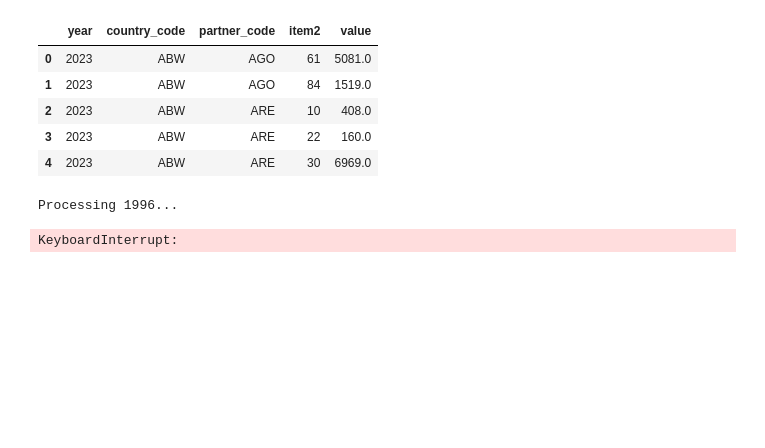
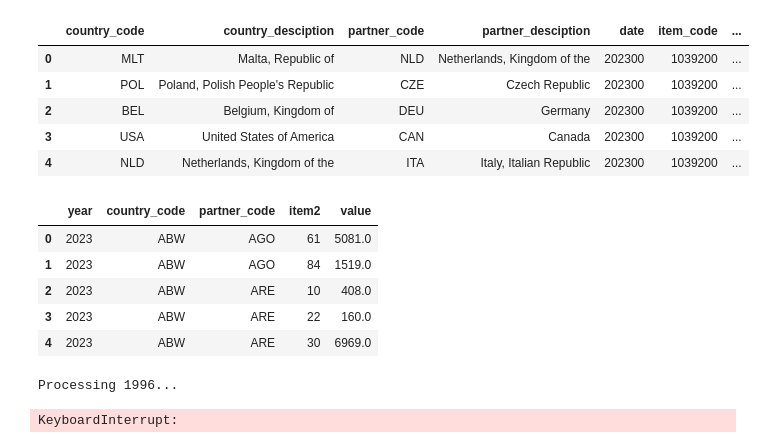
Before and after one commit to DavidAFG/Trade_Bid, a Jupyter notebook: two_digit_comp.ipynb, the cells around one changed output. Cells and saved outputs as stored; diff of their text form; code cells hidden in the pictures; blank space fills up the shorter version.

```diff
--- a/two_digit_comp.ipynb
+++ b/two_digit_comp.ipynb
@@ -28,7 +31,16 @@ import comtradeapicall
 # %%
 # Load the dataframe
 db_23 = pd.read_csv('/Volumes/Toshi 1Tb/Trade/Trade Correo/tradeInGoods_baci_2023.csv', sep=";", encoding='latin1')
 db_23["year"] = "2023"
+
+db_23.head()
+# %% [output]
+|  | country_code | country_desciption | partner_code | partner_desciption | date | item_code | ... |
+| 0 | MLT | Malta, Republic of | NLD | Netherlands, Kingdom of the | 202300 | 1039200 | ... |
+| 1 | POL | Poland, Polish People's Republic | CZE | Czech Republic | 202300 | 1039200 | ... |
+| 2 | BEL | Belgium, Kingdom of | DEU | Germany | 202300 | 1039200 | ... |
+| 3 | USA | United States of America | CAN | Canada | 202300 | 1039200 | ... |
+| 4 | NLD | Netherlands, Kingdom of the | ITA | Italy, Italian Republic | 202300 | 1039200 | ... |
 # %%
 # Dropping unnecesary columns for speed. Dictionary is in excel
 db_23_clean = db_23.drop(columns=['country_desciption', 'partner_desciption', 'item_description'])
```
Also changed, not shown: parts of 12 cells of this notebook, 32 other files.
